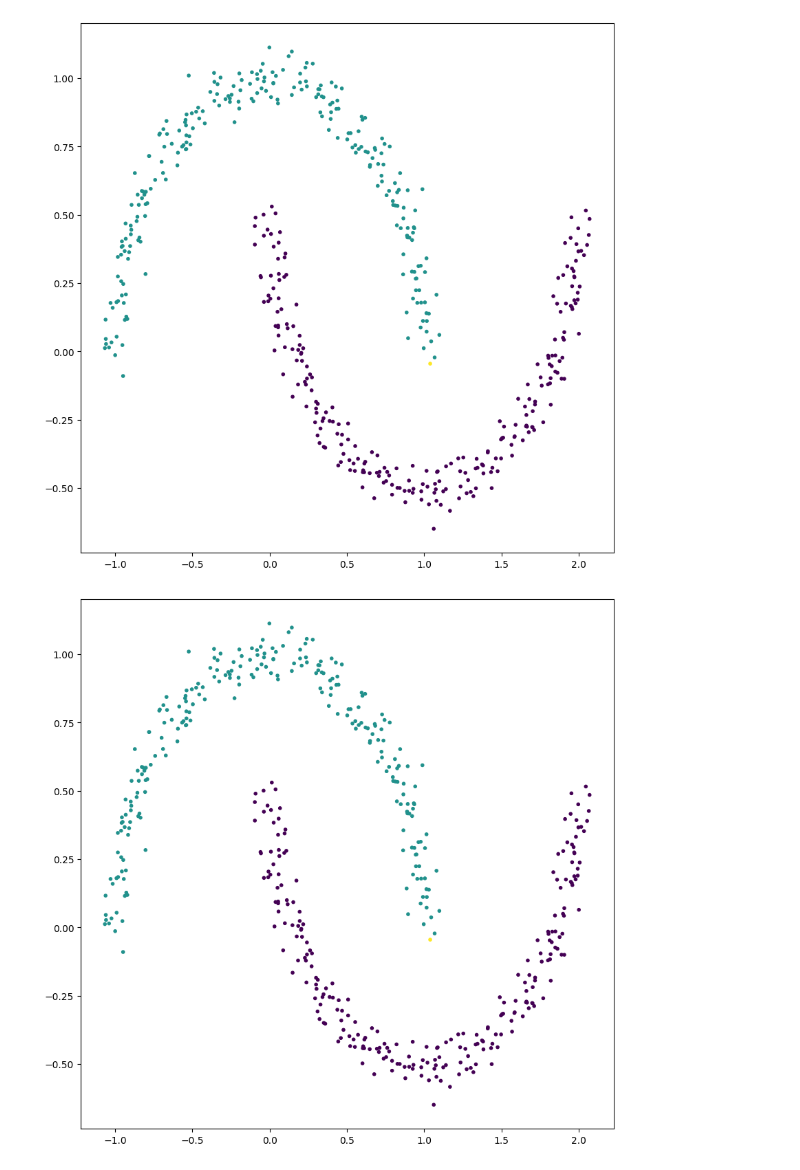
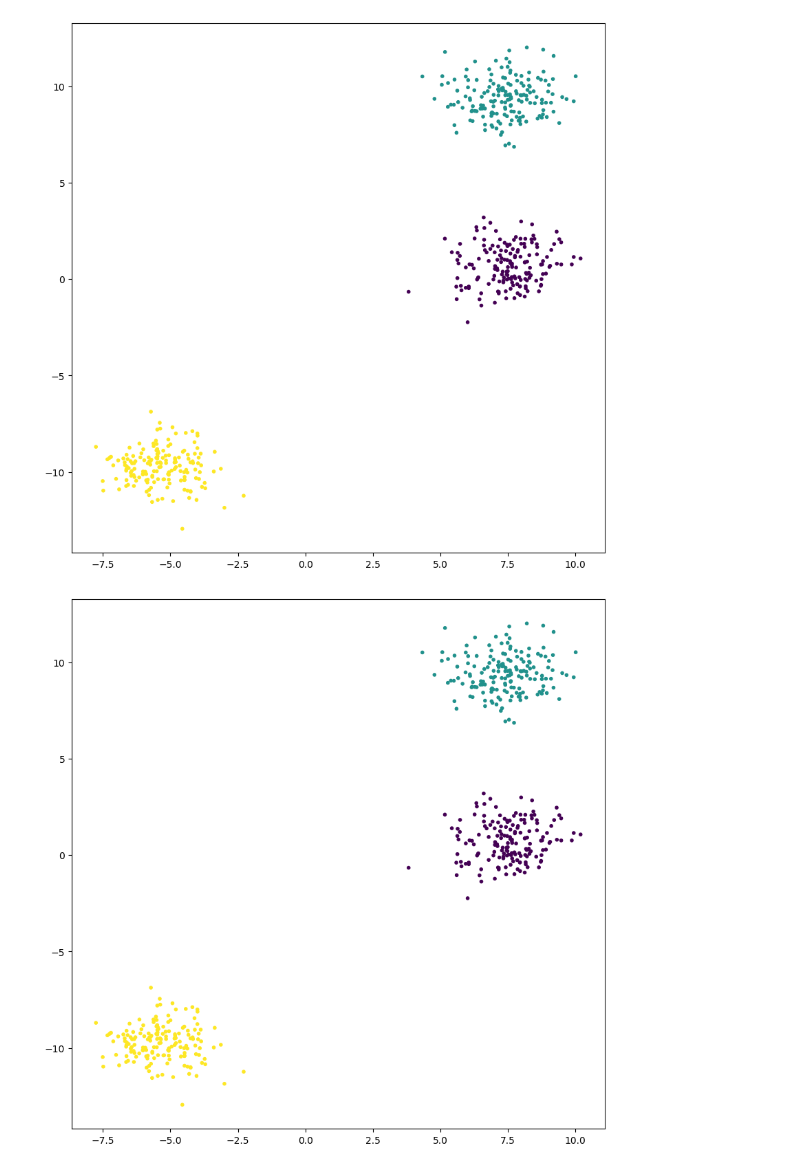
Before and after one commit to jpcreis15/Unsupervised-Learning-code, a Jupyter notebook: 3_dbscan.ipynb, the cells around one changed output. Saved outputs shown, nothing was run; the diff lists cells and outputs as text; code cells hidden in the pictures.

```diff
--- a/3_dbscan.ipynb
+++ b/3_dbscan.ipynb
@@ -26,8 +26,8 @@ X, labels_true = datasets.make_blobs(n_samples=n_samples, random_state=8)
 # labels_true = np.ones(n_samples)
 
 ###########################################################
-X = datasets.make_moons(n_samples=n_samples, noise=0.05)[0]
-labels_true = np.ones(n_samples)
+# X = datasets.make_moons(n_samples=n_samples, noise=0.05)[0]
+# labels_true = np.ones(n_samples)
 
 
 plt.scatter(X[:,0], X[:,1], c=labels_true, marker=".")
@@ -42,7 +42,7 @@ from IPython.display import display, clear_output
 
 ## Parameters
 min_samples = 2
-eps = 0.2 #3 or 0.2
+eps = 3 #3 or 0.2
 
 # meta data from the dataset
 n_features = X.shape[1]
@@ -107,32 +107,32 @@ for i in np.arange(500):
             clustered[idx] = cluster_num
             ############################
             # verify if new neighbor samples are already in queue
             pres = False
             for q in queue:
                 if q[0] == idx:
                     pres = True
                     break
             if not pres and idx != rand_idx and idx not in visited:
                 queue.append((idx,X[idx]))
                 remaining.pop(idx, None)
 
     # update visited points
     visited.append(rand_idx)
 
     print("remaining:" , len(remaining))
     print("in queue:" , len(queue))
     labels = np.array([-1]*n_samples)
 
     indexes = list(clustered.keys())
     labels[indexes] = list(clustered.values())
     labels[rand_idx] = 2
 
     ax.cla()
     ax.scatter(X[:,0], X[:,1], c=labels, marker=".")
 
     clear_output(wait = True)
     display(fig)
 #     plt.pause(0.1)
 # %% [output]
-[figure, old version]
+[figure, new version]
-[figure, old version]
+[figure, new version]
```
Also changed, not shown: parts of 1 cell of this notebook, 10 other files.
